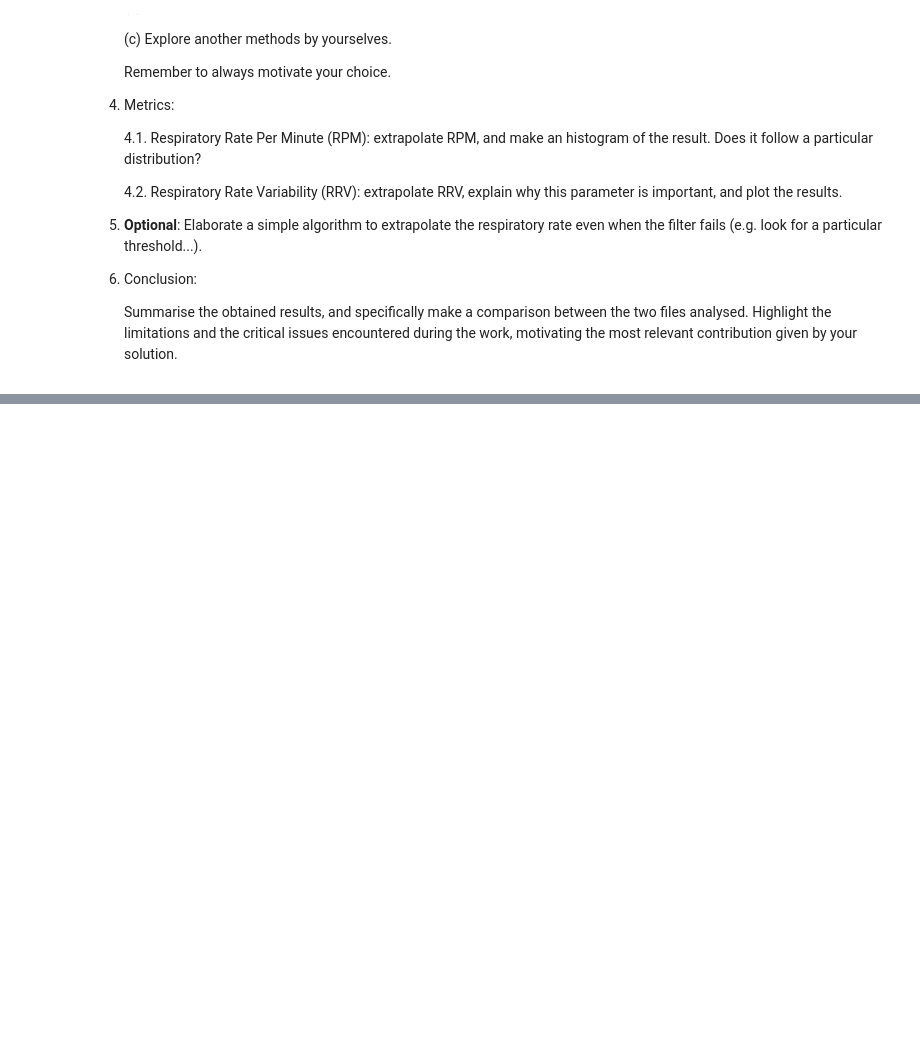
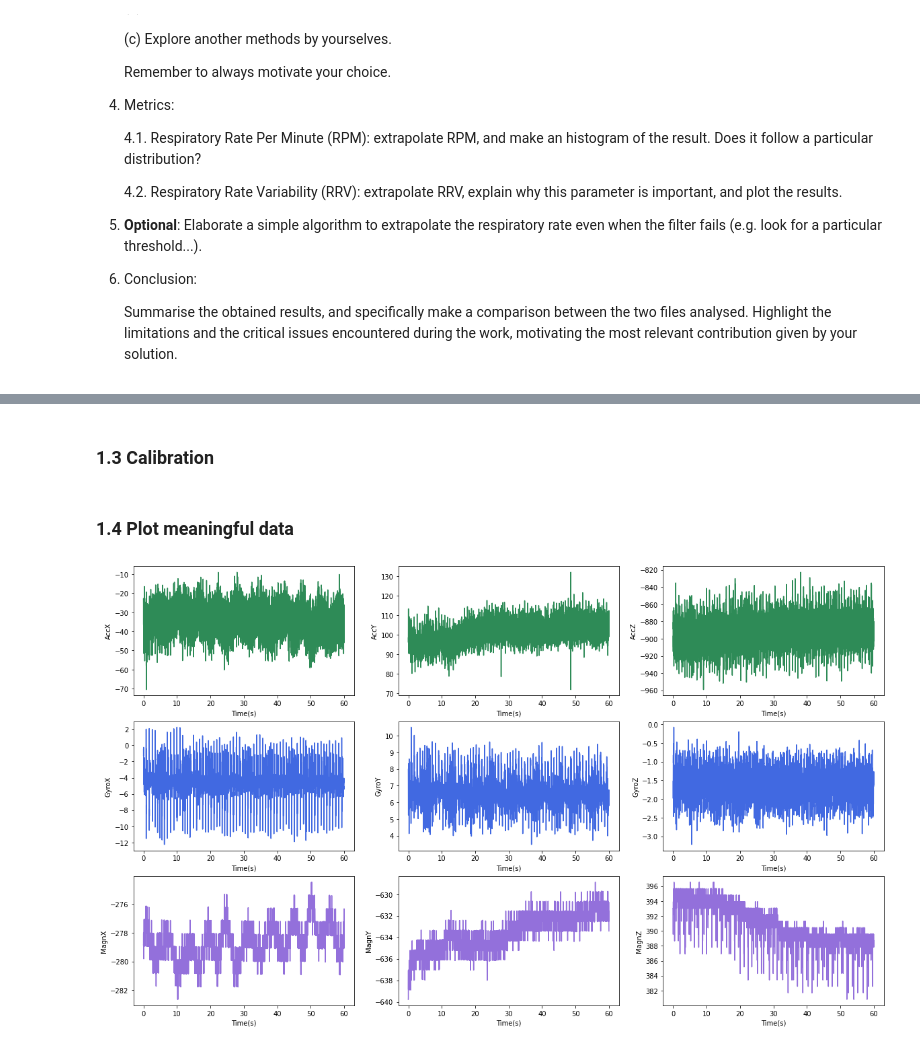
Before and after one commit to Mohsen-Kordi/ProjectRESP, a Jupyter notebook: Project.ipynb, the cells around one changed output, grey strips where cells are left out. Drawn from its saved outputs; the diff is of its cells as text; code cells hidden in the pictures; blank space fills up the shorter version.

```diff
--- a/Project.ipynb
+++ b/Project.ipynb
@@ -94,0 +147,4 @@ Each dataset includes, in addition to the data, one file containing the adopted
+# %%
+df2 = df.iloc[2000:14000, :].copy()
+x = np.linspace(0, 60, 12000)
+df2
@@ -94,0 +165,28 @@ Each dataset includes, in addition to the data, one file containing the adopted
+# %% [markdown]
+### 1.3 Calibration
+# %%
+gyro_offset = np.array([-2.242224,2.963463,-0.718397])
+
+acc_cal = np.array([[1.000966,-0.002326418,-0.0006995499],
+                    [-0.002326379,0.9787045,-0.001540918],
+                    [-0.0006995811,-0.001540928,1.00403]])
+acc_offset = np.array([-3.929942,-13.74679,60.67546])
+
+magn_cal = np.array([[0.9192851,-0.02325168,0.003480837],
+                   [-0.02325175,0.914876,0.004257396],
+                   [0.003481006,0.004257583,0.8748001]])
+magn_offset = np.array([-95.67974,-244.9142,17.71132])
+
+df2[['GyroX','GyroY','GyroZ']] = df2[['GyroX','GyroY','GyroZ']] + gyro_offset.T
+df2[['AccX','AccY','AccZ']] = np.dot(df2[['AccX','AccY','AccZ']],acc_cal.T) + acc_offset.T
+df2[['MagnX','MagnY','MagnZ']] = np.dot(df2[['MagnX','MagnY','MagnZ']],magn_cal.T) + magn_offset.T
+# %% [markdown]
+### 1.4 Plot meaningful data
+# %%
+fig, axs = plt.subplots(3, 3, figsize = (20, 12))
+for i, ax in enumerate(axs.flat):
+    ax.plot(x, df2[y_label[i]], color = color[i])
+    ax.set_xlabel('Time(s)')
+    ax.set_ylabel(y_label[i])
+# %% [output]
+[figure, added]
```
Also changed, not shown: parts of 12 cells of this notebook.
